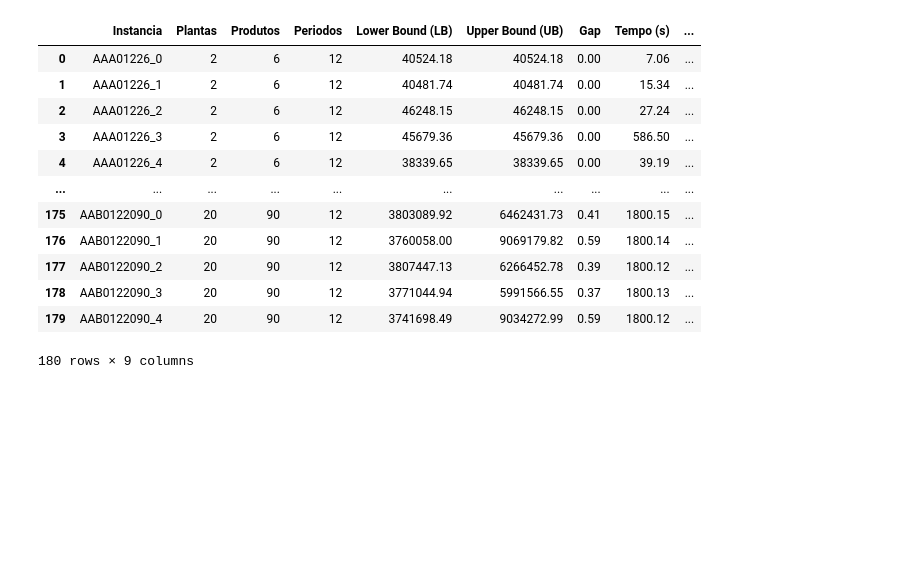
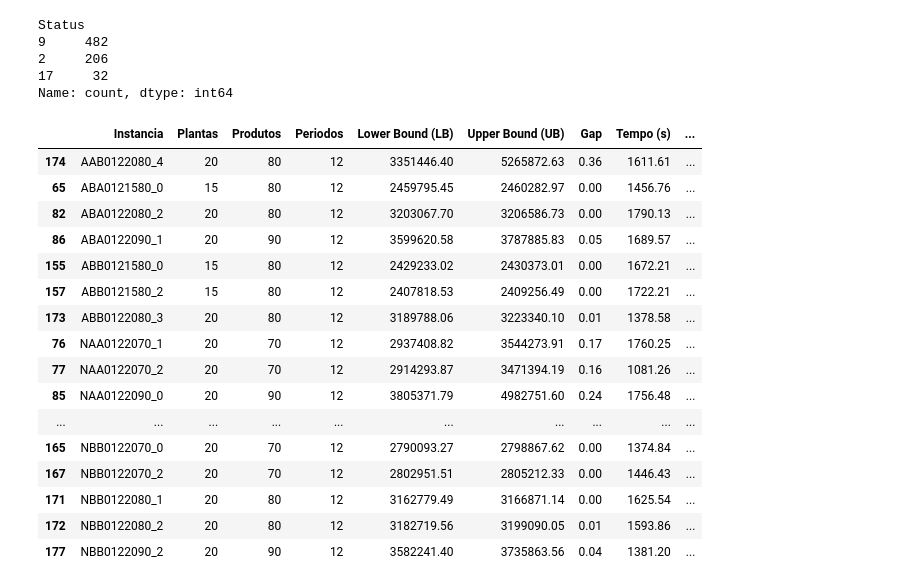
Before and after one commit to lucasgmalheiros/tcc-relax-and-fix, a Jupyter notebook: notebooks/merge_results_csv.ipynb, the cells around one changed output. Cells and saved outputs as stored; diff of their text form; code cells hidden in the pictures; blank space fills up the shorter version.

```diff
--- a/notebooks/merge_results_csv.ipynb
+++ b/notebooks/merge_results_csv.ipynb
@@ -1,21 +1,33 @@
 # %%
 import pandas as pd
 # %%
-d1
+df_combined['Status'].value_counts()
 # %% [output]
-|  | Instancia | Plantas | Produtos | Periodos | Lower Bound (LB) | Upper Bound (UB) | Gap | Tempo (s) | ... |
-| 0 | AAA01226_0 | 2 | 6 | 12 | 40524.18 | 40524.18 | 0.00 | 7.06 | ... |
-| 1 | AAA01226_1 | 2 | 6 | 12 | 40481.74 | 40481.74 | 0.00 | 15.34 | ... |
-| 2 | AAA01226_2 | 2 | 6 | 12 | 46248.15 | 46248.15 | 0.00 | 27.24 | ... |
-| 3 | AAA01226_3 | 2 | 6 | 12 | 45679.36 | 45679.36 | 0.00 | 586.50 | ... |
-| 4 | AAA01226_4 | 2 | 6 | 12 | 38339.65 | 38339.65 | 0.00 | 39.19 | ... |
-| ... | ... | ... | ... | ... | ... | ... | ... | ... | ... |
-| 175 | AAB0122090_0 | 20 | 90 | 12 | 3803089.92 | 6462431.73 | 0.41 | 1800.15 | ... |
-| 176 | AAB0122090_1 | 20 | 90 | 12 | 3760058.00 | 9069179.82 | 0.59 | 1800.14 | ... |
-| 177 | AAB0122090_2 | 20 | 90 | 12 | 3807447.13 | 6266452.78 | 0.39 | 1800.12 | ... |
-| 178 | AAB0122090_3 | 20 | 90 | 12 | 3771044.94 | 5991566.55 | 0.37 | 1800.13 | ... |
-| 179 | AAB0122090_4 | 20 | 90 | 12 | 3741698.49 | 9034272.99 | 0.59 | 1800.12 | ... |
-180 rows × 9 columns
+Status
+9     482
+2     206
+17     32
+Name: count, dtype: int64
+# %%
+df_combined[df_combined['Status'] == 17]
+# %% [output]
+|  | Instancia | Plantas | Produtos | Periodos | Lower Bound (LB) | Upper Bound (UB) | Gap | Tempo (s) | ... |
+| 174 | AAB0122080_4 | 20 | 80 | 12 | 3351446.40 | 5265872.63 | 0.36 | 1611.61 | ... |
+| 65 | ABA0121580_0 | 15 | 80 | 12 | 2459795.45 | 2460282.97 | 0.00 | 1456.76 | ... |
+| 82 | ABA0122080_2 | 20 | 80 | 12 | 3203067.70 | 3206586.73 | 0.00 | 1790.13 | ... |
+| 86 | ABA0122090_1 | 20 | 90 | 12 | 3599620.58 | 3787885.83 | 0.05 | 1689.57 | ... |
+| 155 | ABB0121580_0 | 15 | 80 | 12 | 2429233.02 | 2430373.01 | 0.00 | 1672.21 | ... |
+| 157 | ABB0121580_2 | 15 | 80 | 12 | 2407818.53 | 2409256.49 | 0.00 | 1722.21 | ... |
+| 173 | ABB0122080_3 | 20 | 80 | 12 | 3189788.06 | 3223340.10 | 0.01 | 1378.58 | ... |
+| 76 | NAA0122070_1 | 20 | 70 | 12 | 2937408.82 | 3544273.91 | 0.17 | 1760.25 | ... |
+| 77 | NAA0122070_2 | 20 | 70 | 12 | 2914293.87 | 3471394.19 | 0.16 | 1081.26 | ... |
+| 85 | NAA0122090_0 | 20 | 90 | 12 | 3805371.79 | 4982751.60 | 0.24 | 1756.48 | ... |
+| ... | ... | ... | ... | ... | ... | ... | ... | ... | ... |
+| 165 | NBB0122070_0 | 20 | 70 | 12 | 2790093.27 | 2798867.62 | 0.00 | 1374.84 | ... |
+| 167 | NBB0122070_2 | 20 | 70 | 12 | 2802951.51 | 2805212.33 | 0.00 | 1446.43 | ... |
+| 171 | NBB0122080_1 | 20 | 80 | 12 | 3162779.49 | 3166871.14 | 0.00 | 1625.54 | ... |
+| 172 | NBB0122080_2 | 20 | 80 | 12 | 3182719.56 | 3199090.05 | 0.01 | 1593.86 | ... |
+| 177 | NBB0122090_2 | 20 | 90 | 12 | 3582241.40 | 3735863.56 | 0.04 | 1381.20 | ... |
 # %%
 d1 = pd.read_csv('../solve_gurobi/resultados1.csv')
 d2 = pd.read_csv('../solve_gurobi/resultados2.csv')
```
Also changed, not shown: 7 other files.
